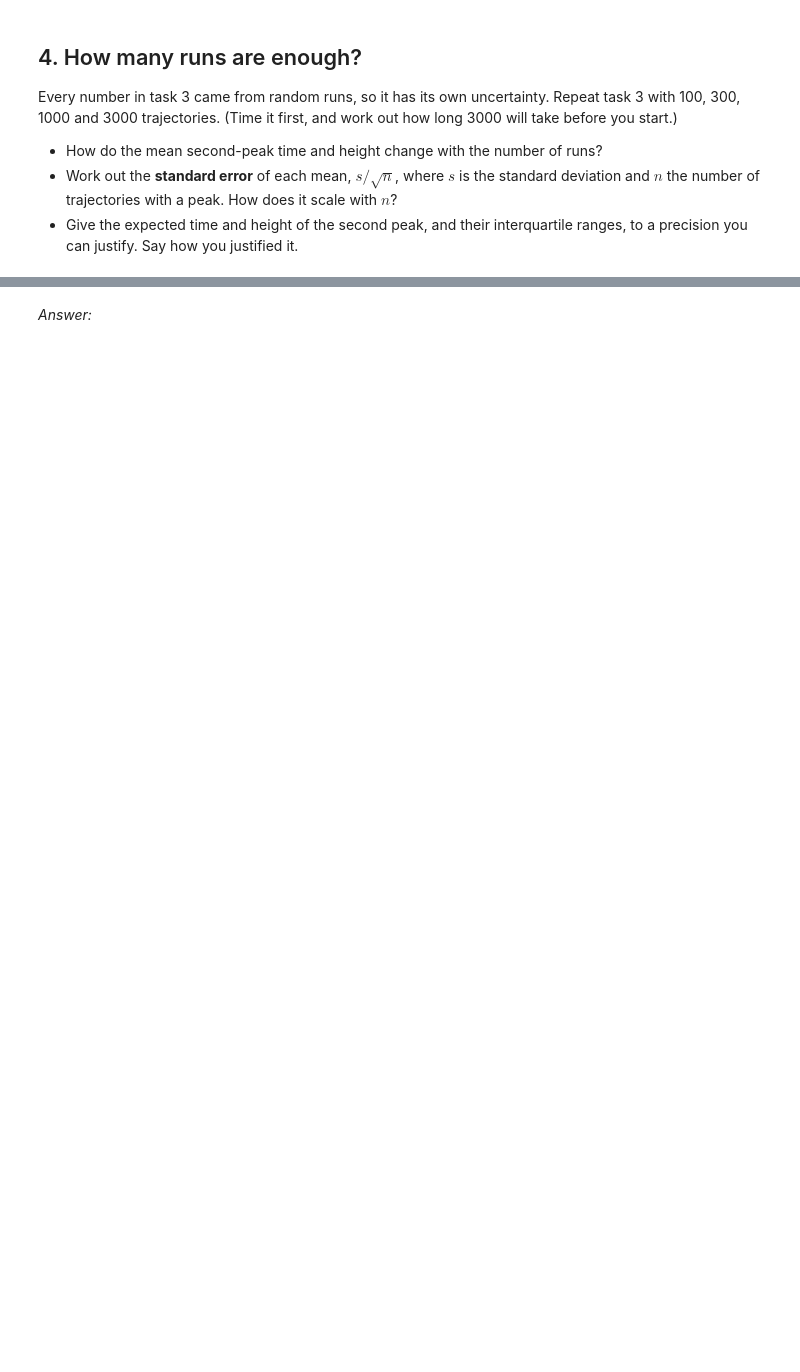
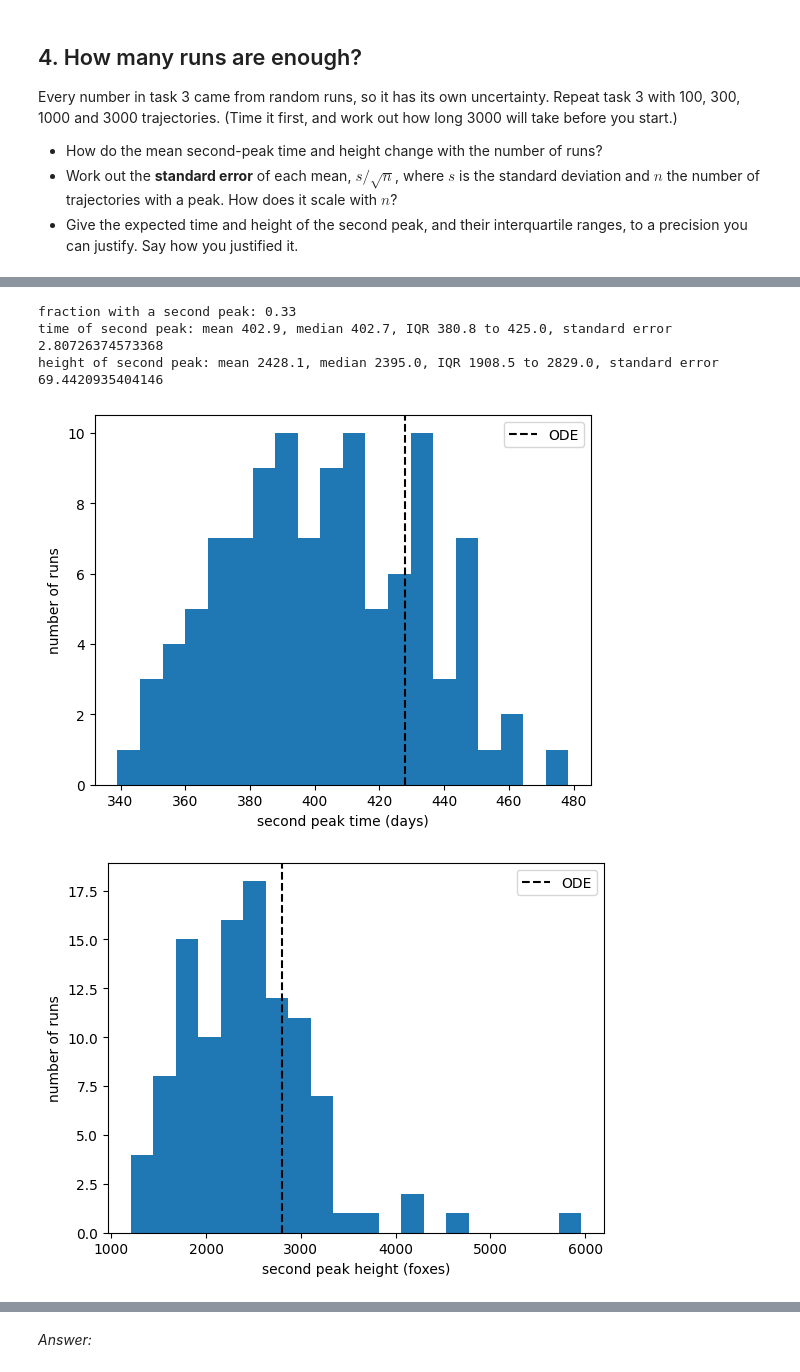
Before and after one commit to languenni/kinetic-monte-carlo, a Jupyter notebook: rabbits-and-foxes-kmc.ipynb, the cells around one changed output, grey strips where cells are left out. Cells and saved outputs as stored; diff of their text form; code cells hidden in the pictures; blank space fills up the shorter version.

```diff
--- a/rabbits-and-foxes-kmc.ipynb
+++ b/rabbits-and-foxes-kmc.ipynb
@@ -346,0 +467,41 @@ long 3000 will take before you start.)
+# %%
+
+runs_T = []
+runs_H = []
+for seed in range(300):
+    t_seed,R_seed,F_seed = kmc(rng = seed)
+    peak = second_peak(t_seed, F_seed)
+    if peak is not None:
+        runs_T.append(peak[0])
+        runs_H.append(peak[1])
+#Had to look up how do due statistics in python lists
+print(f"fraction with a second peak: {len(peak_times) / n_runs:.2f}")
+q25, q75 = np.percentile(runs_T, [25, 75])
+standard_error = np.std(runs_T)/np.sqrt(len(runs_T))
+
+print(f"time of second peak: mean {np.mean(runs_T):.1f}, median {np.median(runs_T):.1f}, "
+       f"IQR {q25:.1f} to {q75:.1f}, standard error {standard_error}")
+
+q25, q75 = np.percentile(runs_H, [25, 75])
+standard_error = np.std(runs_H)/np.sqrt(len(runs_H))
+print(f"height of second peak: mean {np.mean(runs_H):.1f}, median {np.median(runs_H):.1f}, "
+       f"IQR {q25:.1f} to {q75:.1f}, standard error {standard_error}")
+
+plt.axvline(428, color="k", ls="--", label="ODE")
+plt.xlabel("second peak time (days)")
+plt.ylabel("number of runs")
+plt.legend()
+plt.hist(runs_T, bins=20)
+plt.show()
+plt.axvline(2804, color="k", ls="--", label="ODE")
+plt.xlabel("second peak height (foxes)")
+plt.ylabel("number of runs")
+plt.legend()
+plt.hist(runs_H, bins=20)
+plt.show()
+# %% [output]
+fraction with a second peak: 0.33
+time of second peak: mean 402.9, median 402.7, IQR 380.8 to 425.0, standard error 2.80726374573368
+height of second peak: mean 2428.1, median 2395.0, IQR 1908.5 to 2829.0, standard error 69.4420935404146
+[figure, added]
+[figure, added]
```
Also changed, not shown: parts of 9 cells of this notebook.
